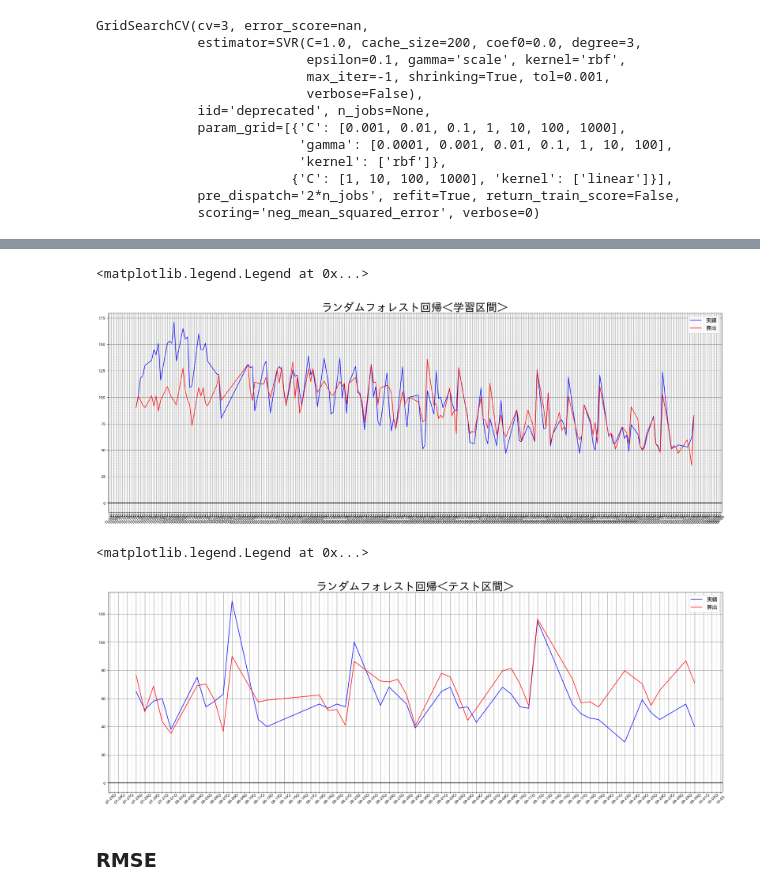
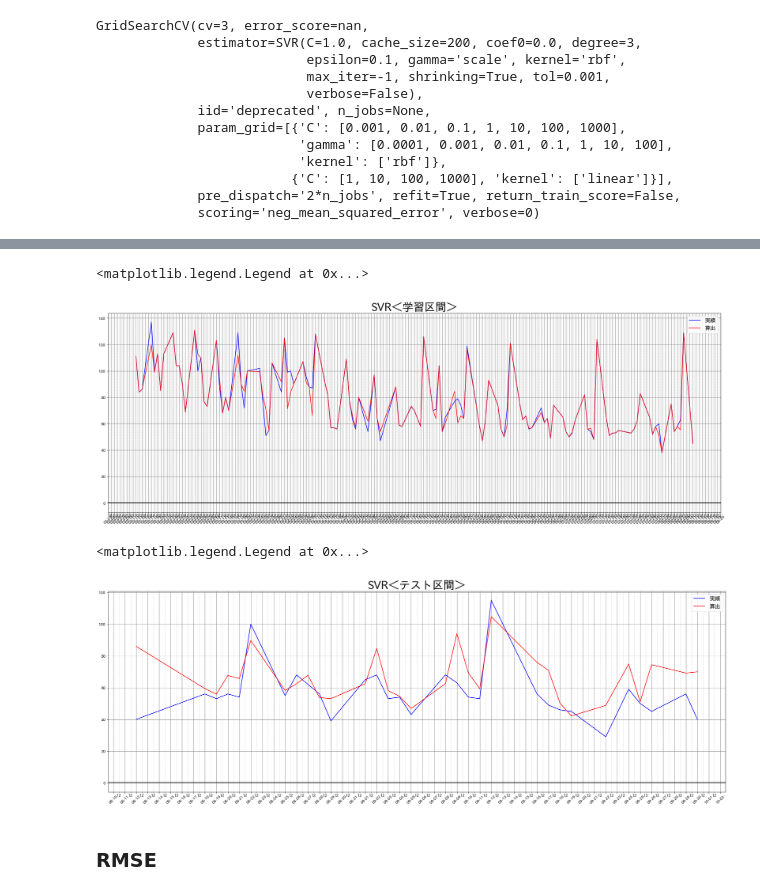
Before and after one commit to tooderapsn/signate-exercise-bento, a Jupyter notebook: workdir/make_feature.ipynb, the cells around one changed output, grey strips where cells are left out. Drawn from its saved outputs; the diff is of its cells as text; code cells hidden in the pictures.

```diff
--- a/workdir/make_feature.ipynb
+++ b/workdir/make_feature.ipynb
@@ -175,2 +177,12 @@ fin_dataset = pd.concat([no_missing_data, missing_data])
 # %%
-fin_dataset = fin_dataset.sort_values("datetime")
+con_dataset = con_dataset.sort_values("datetime")
+# %%
+con_dataset['day_of_the_week'] = con_dataset["datetime"].map(lambda x: x.weekday_name)
+# %%
+fin_dataset = pd.DataFrame([])
+for i, d in con_dataset.groupby("day_of_the_week"):
+    sift = list(d["y"].shift(9).reset_index(drop=True))
+    d = d.reset_index(drop=True)
+    d.loc[:, "y_shift_youbi"] = sift
+    fin_dataset = pd.concat([fin_dataset, d])
+fin_dataset = fin_dataset.sort_values("datetime").reset_index(drop=True)
@@ -341,0 +368,8 @@ y_train_data = train_data_merged['y'].copy()
+# %%
+features = ["soldout", "kcal", #ご飯の情報
+            "weather", "precipitation", "temperature", # 天気
+            "月","火", "水", "木", "days_from_last_holiday", # カレンダー
+            "お楽しみメニュー", "キャリアアップ支援セミナー", "ママの会", "給料日経過日数", #イベント
+            "カツ", "カレー", "ハンバーグ", "中華", "フライ", #メニュー
+            "y_shift_youbi" # 自己回帰
+           ]
@@ -697,32 +737,32 @@ y_pred_val_data_gs_svr = gs_svr.predict(X_val_data_scaled)
 # %%
 fig, ax = plt.subplots(figsize=(30,10))
 ax.plot(X_train_data.index, y_train_data, color='blue', label='実績')
 ax.plot(X_train_data.index, y_pred_train_data_gs_svr, color='red', label='算出')
-ax.set_title('ランダムフォレスト回帰＜学習区間＞', fontsize=30)
+ax.set_title('SVR＜学習区間＞', fontsize=30)
 
 ax.xaxis.set_major_locator(mdates.DayLocator())
 ax.xaxis.set_major_formatter(mdates.DateFormatter("%m-%d"))
 
 ax.xaxis.set_minor_locator(mdates.HourLocator(byhour=range(0, 24, 12), tz=None))
 ax.xaxis.set_minor_formatter(mdates.DateFormatter("%H"))
 
 labels = ax.get_xticklabels()
 plt.setp(labels, rotation=45, fontsize=10)
 
 ax.grid(which='major', axis='both', color='grey')
 ax.grid(which='minor', axis='x', linestyle='--', color='lightgrey')
 
 ax.axhline(linewidth=2, color='black')
 
 ax.legend(loc='upper right', fontsize=15)
 # %% [output]
 <matplotlib.legend.Legend at 0x...>
-[figure, old version]
+[figure, new version]
 # %%
 fig, ax = plt.subplots(figsize=(30,10))
 ax.plot(X_val_data.index, y_val_data, color='blue', label='実績')
 ax.plot(X_val_data.index, y_pred_val_data_gs_svr, color='red', label='算出')
-ax.set_title('ランダムフォレスト回帰＜テスト区間＞', fontsize=30)
+ax.set_title('SVR＜テスト区間＞', fontsize=30)
 
 ax.xaxis.set_major_locator(mdates.DayLocator())
 ax.xaxis.set_major_formatter(mdates.DateFormatter("%m-%d"))
@@ -741,7 +781,7 @@ ax.axhline(linewidth=2, color='black')
 ax.legend(loc='upper right', fontsize=15)
 # %% [output]
 <matplotlib.legend.Legend at 0x...>
-[figure, old version]
+[figure, new version]
 # %% [markdown]
 ### RMSE
 # %%
```
Also changed, not shown: parts of 42 cells of this notebook, 14 other files.
